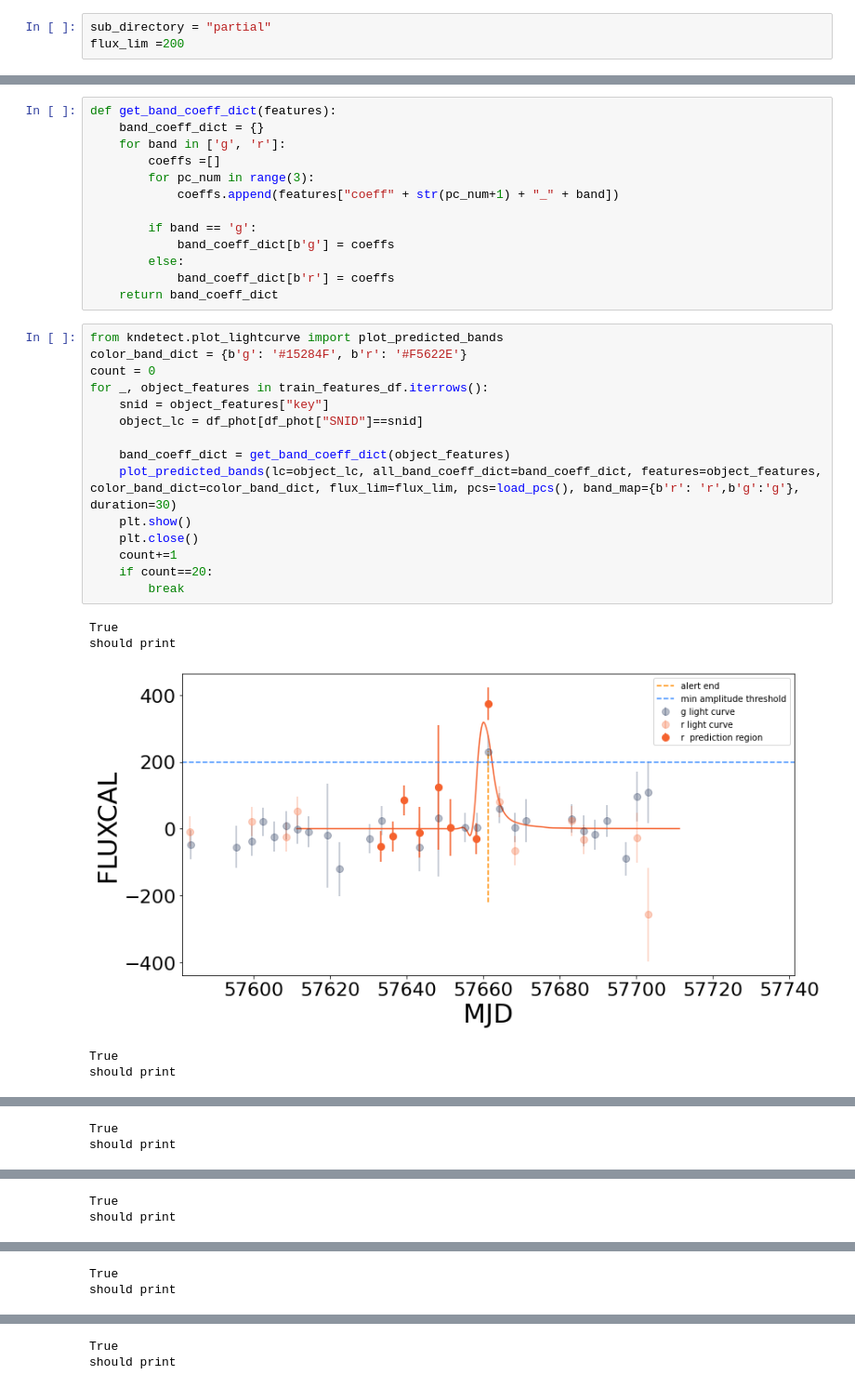
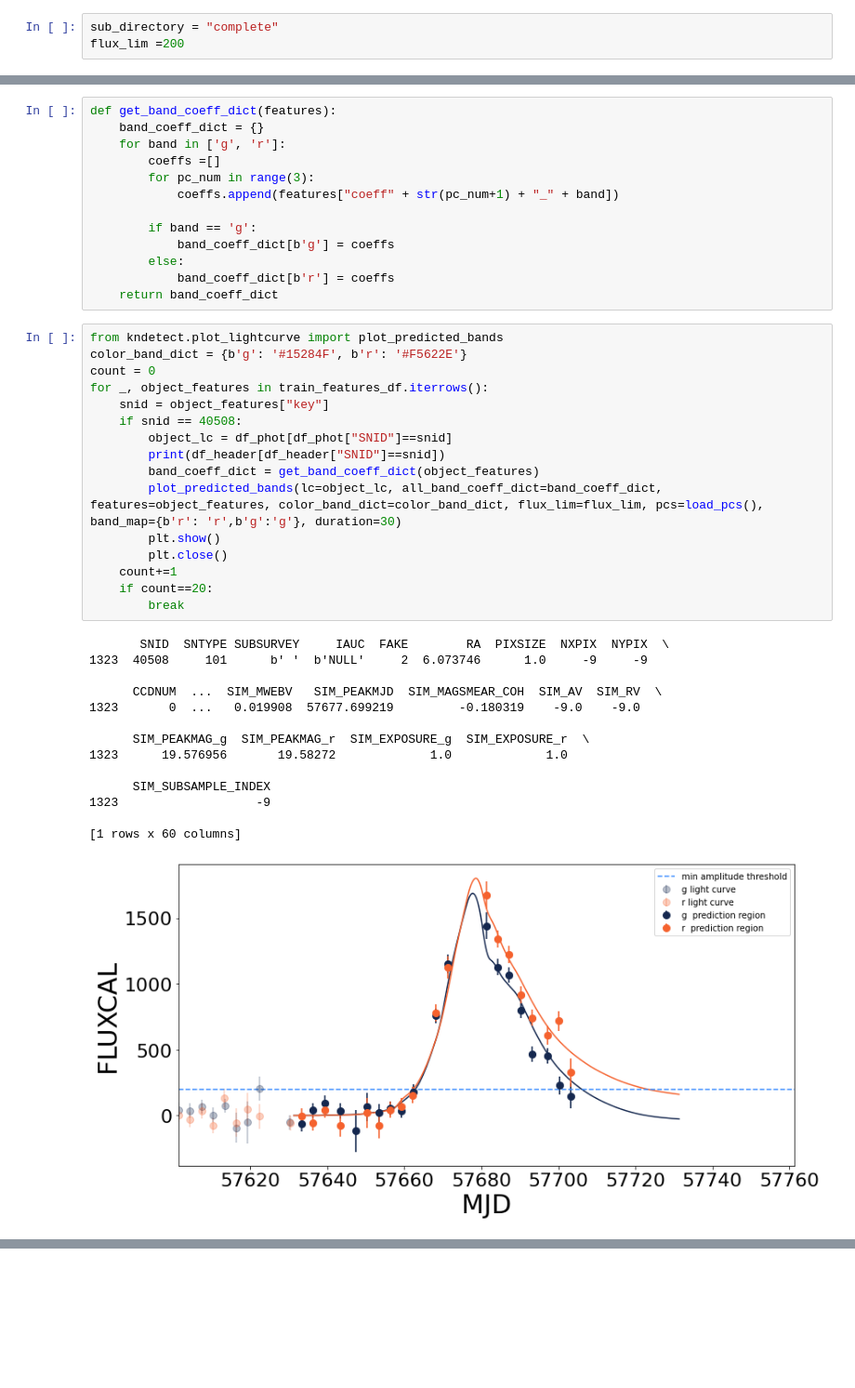
Before and after one commit to b-biswas/kndetect, a Jupyter notebook: notebooks/test_plots.ipynb, the cells around one changed output, grey strips where cells are left out. Shown at 93% size. Drawn from its saved outputs; the diff is of its cells as text; blank space fills up the shorter version.

```diff
--- a/notebooks/test_plots.ipynb
+++ b/notebooks/test_plots.ipynb
@@ -22,7 +22,7 @@ df_phot = Table.read(train_data_phot_path, format='fits').to_pandas()
 df_header_test = Table.read(test_data_head_path, format='fits').to_pandas()
 df_phot_test = Table.read(test_data_phot_path, format='fits').to_pandas()
 # %%
-sub_directory = "partial"
+sub_directory = "complete"
 flux_lim =200
 # %%
 train_features_df = pd.read_csv(os.path.join(data_dir, sub_directory, "train_features.csv"),index_col=0)
@@ -42,21 +42,31 @@ def get_band_coeff_dict(features):
 # %%
 from kndetect.plot_lightcurve import plot_predicted_bands
 color_band_dict = {b'g': '#15284F', b'r': '#F5622E'}
 count = 0
 for _, object_features in train_features_df.iterrows():
     snid = object_features["key"]
-    object_lc = df_phot[df_phot["SNID"]==snid]
-
-    band_coeff_dict = get_band_coeff_dict(object_features)
-    plot_predicted_bands(lc=object_lc, all_band_coeff_dict=band_coeff_dict, features=object_features, color_band_dict=color_band_dict, flux_lim=flux_lim, pcs=load_pcs(), band_map={b'r': 'r',b'g':'g'}, duration=30)
-    plt.show()
-    plt.close()
+    if snid == 40508:
+        object_lc = df_phot[df_phot["SNID"]==snid]
+        print(df_header[df_header["SNID"]==snid])
+        band_coeff_dict = get_band_coeff_dict(object_features)
+        plot_predicted_bands(lc=object_lc, all_band_coeff_dict=band_coeff_dict, features=object_features, color_band_dict=color_band_dict, flux_lim=flux_lim, pcs=load_pcs(), band_map={b'r': 'r',b'g':'g'}, duration=30)
+        plt.show()
+        plt.close()
     count+=1
     if count==20:
         break
 # %% [output]
-True
-should print
+       SNID  SNTYPE SUBSURVEY     IAUC  FAKE        RA  PIXSIZE  NXPIX  NYPIX  \
+1323  40508     101      b' '  b'NULL'     2  6.073746      1.0     -9     -9
+
+      CCDNUM  ...  SIM_MWEBV   SIM_PEAKMJD  SIM_MAGSMEAR_COH  SIM_AV  SIM_RV  \
+1323       0  ...   0.019908  57677.699219         -0.180319    -9.0    -9.0
+
+      SIM_PEAKMAG_g  SIM_PEAKMAG_r  SIM_EXPOSURE_g  SIM_EXPOSURE_r  \
+1323      19.576956       19.58272             1.0             1.0
+
+      SIM_SUBSAMPLE_INDEX
+1323                   -9
+
+[1 rows x 60 columns]
-[figure, old version]
+[figure, new version]
-True
-should print
@@ -64,2 +72,0 @@ should print
-True
-should print
@@ -67,2 +72,0 @@ should print
-True
-should print
@@ -70,2 +72,0 @@ should print
-True
-should print
@@ -73,2 +72,0 @@ should print
-True
-should print
```
Also changed, not shown: parts of 2 cells of this notebook, 9 other files.
